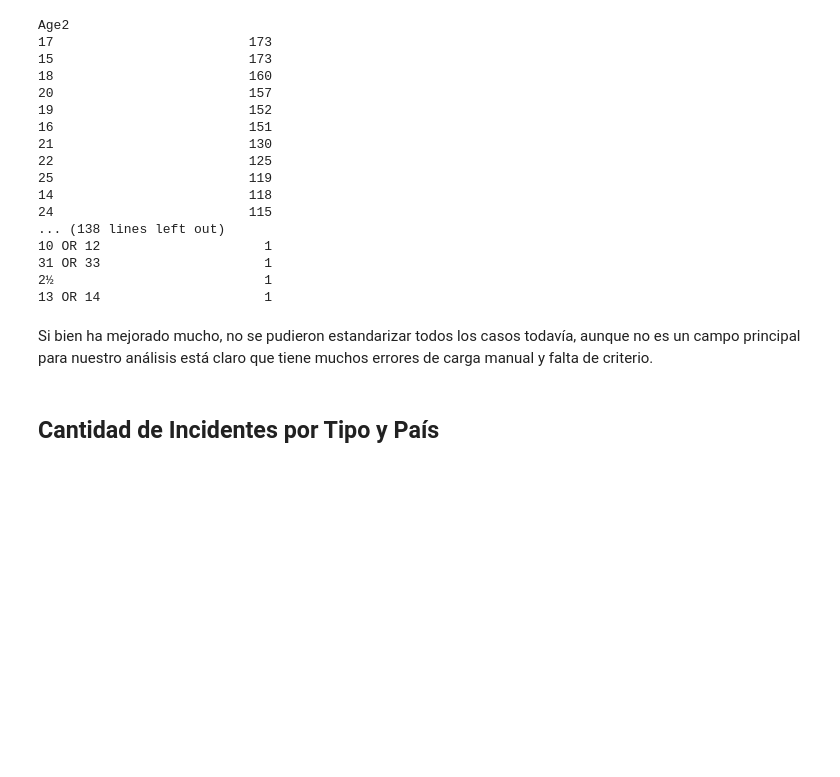
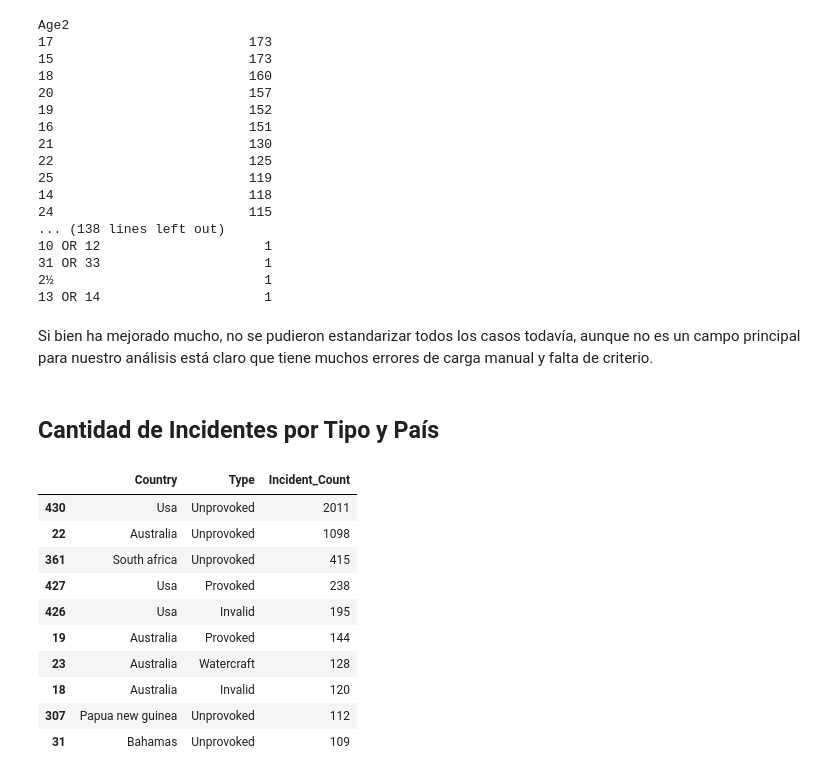
Before and after one commit to jorgeaguirre-dev/3_Limpieza_Datos, a Jupyter notebook: notebook.ipynb, the cells around one changed output. Drawn from its saved outputs; the diff is of its cells as text; code cells hidden in the pictures; blank space fills up the shorter version.

```diff
--- a/notebook.ipynb
+++ b/notebook.ipynb
@@ -316,3 +316,19 @@ Age2
 Si bien ha mejorado mucho, no se pudieron estandarizar todos los casos todavía, aunque no es un campo principal para nuestro análisis está claro que tiene muchos errores de carga manual y falta de criterio.
 # %% [markdown]
 ## Cantidad de Incidentes por Tipo y País
+# %%
+# Agrupamos por País y Tipo de ataque
+df_tipo_pais = df.groupby(['Country', 'Type']).size().reset_index(name='Incident_Count').sort_values(by='Incident_Count', ascending=False)
+df_tipo_pais.head(10)
+# %% [output]
+|  | Country | Type | Incident_Count |
+| 430 | Usa | Unprovoked | 2011 |
+| 22 | Australia | Unprovoked | 1098 |
+| 361 | South africa | Unprovoked | 415 |
+| 427 | Usa | Provoked | 238 |
+| 426 | Usa | Invalid | 195 |
+| 19 | Australia | Provoked | 144 |
+| 23 | Australia | Watercraft | 128 |
+| 18 | Australia | Invalid | 120 |
+| 307 | Papua new guinea | Unprovoked | 112 |
+| 31 | Bahamas | Unprovoked | 109 |
```
Also changed, not shown: parts of 2 cells of this notebook.
